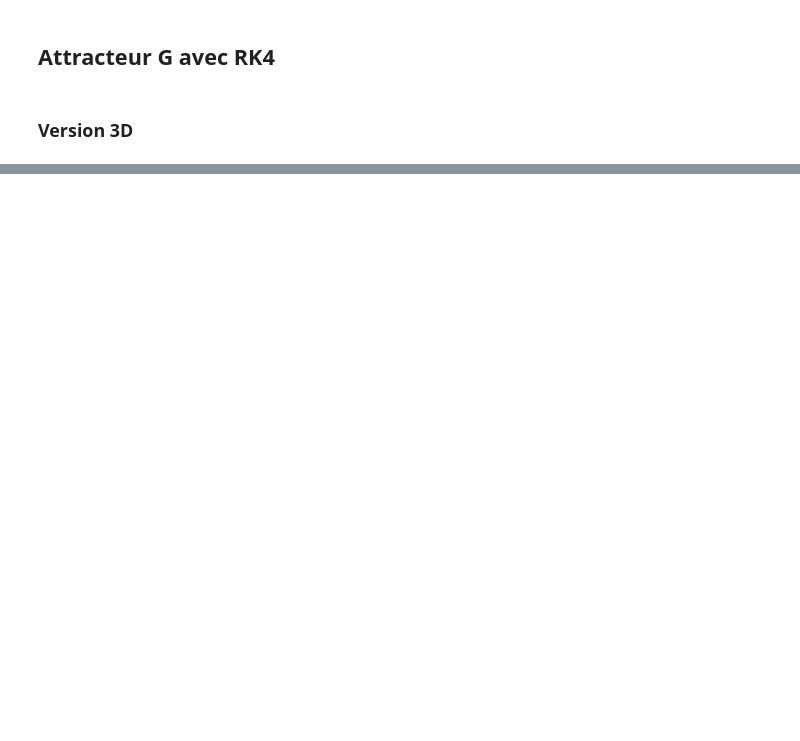
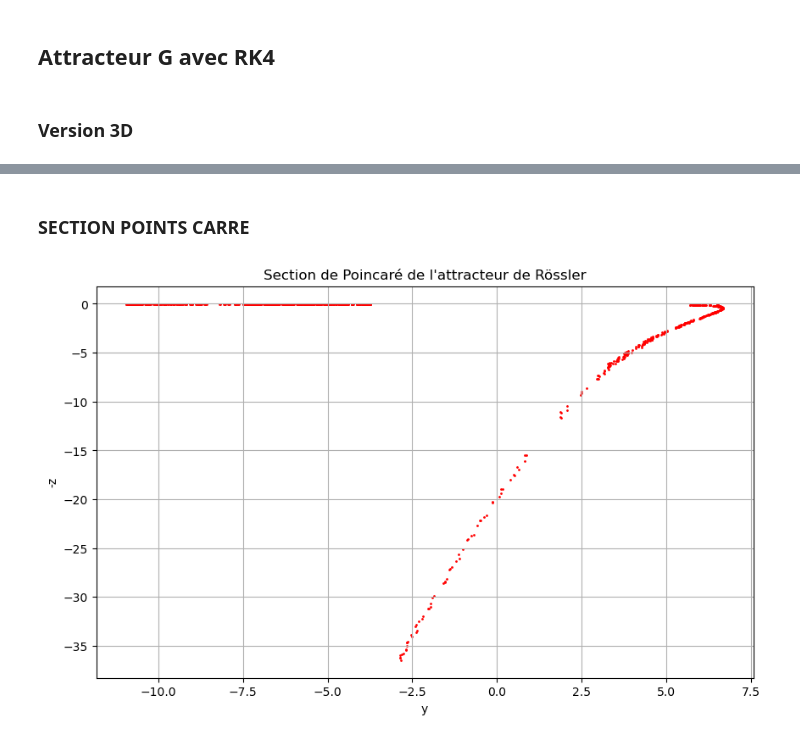
Before and after one commit to nadir-ogd/Analyse-des-attracteurs, a Jupyter notebook: code.ipynb, the cells around one changed output, grey strips where cells are left out. Saved outputs shown, nothing was run; the diff lists cells and outputs as text; code cells hidden in the pictures; blank space fills up the shorter version.

Commit message:
section poincarré & section 4 done

```diff
--- a/code.ipynb
+++ b/code.ipynb
@@ -210,0 +211,40 @@ plt.show()
+# %% [markdown]
+### SECTION POINTS CARRE
+# %%
+def calculate_singular_points(a, b, c):
+    # Calcul des points singuliers x±, y±, z± selon les formules fournies
+    x_plus = (c + np.sqrt(c**2 - 4*a*b)) / 2
+    x_minus = (c - np.sqrt(c**2 - 4*a*b)) / 2
+    y_plus = y_minus = -c / (2*a)
+    z_plus = (c + np.sqrt(c**2 - 4*a*b)) / (2*a)
+    z_minus = (c - np.sqrt(c**2 - 4*a*b)) / (2*a)
+
+    return x_plus, x_minus, y_plus, y_minus, z_plus, z_minus
+
+a = 0.2 + 0.09 * alpha
+b = 0.2 - 0.06 * alpha
+c = 5.7 - 1.18 * alpha
+# Calcul des points singuliers
+x_plus, x_minus, y_plus, y_minus, z_plus, z_minus = calculate_singular_points(a, b, c)
+
+# Paramètres pour la simulation
+alpha = 1.22
+initial_conditions = [5.288888888, 0, 0]
+t_values = np.linspace(0, 1000, 100000)
+
+# Génération des données de l'attracteur
+results = runge_kutta_method(rossler_attractor, initial_conditions, t_values, alpha)
+
+# Filtrer pour la section de Poincaré
+poincare_section = results[np.isclose(-results[:, 0], -x_minus, atol=0.1)]  # Tolérance ajustable
+
+# Visualisation
+plt.figure(figsize=(10, 6))
+plt.scatter(poincare_section[:, 1], -poincare_section[:, 2], color='red', s=1)  # Points de la section de Poincaré
+plt.xlabel('y')
+plt.ylabel('-z')
+plt.title('Section de Poincaré de l\'attracteur de Rössler')
+plt.grid(True)
+plt.show()
+# %% [output]
+[figure, added]
```
Also changed, not shown: parts of 7 cells of this notebook.
